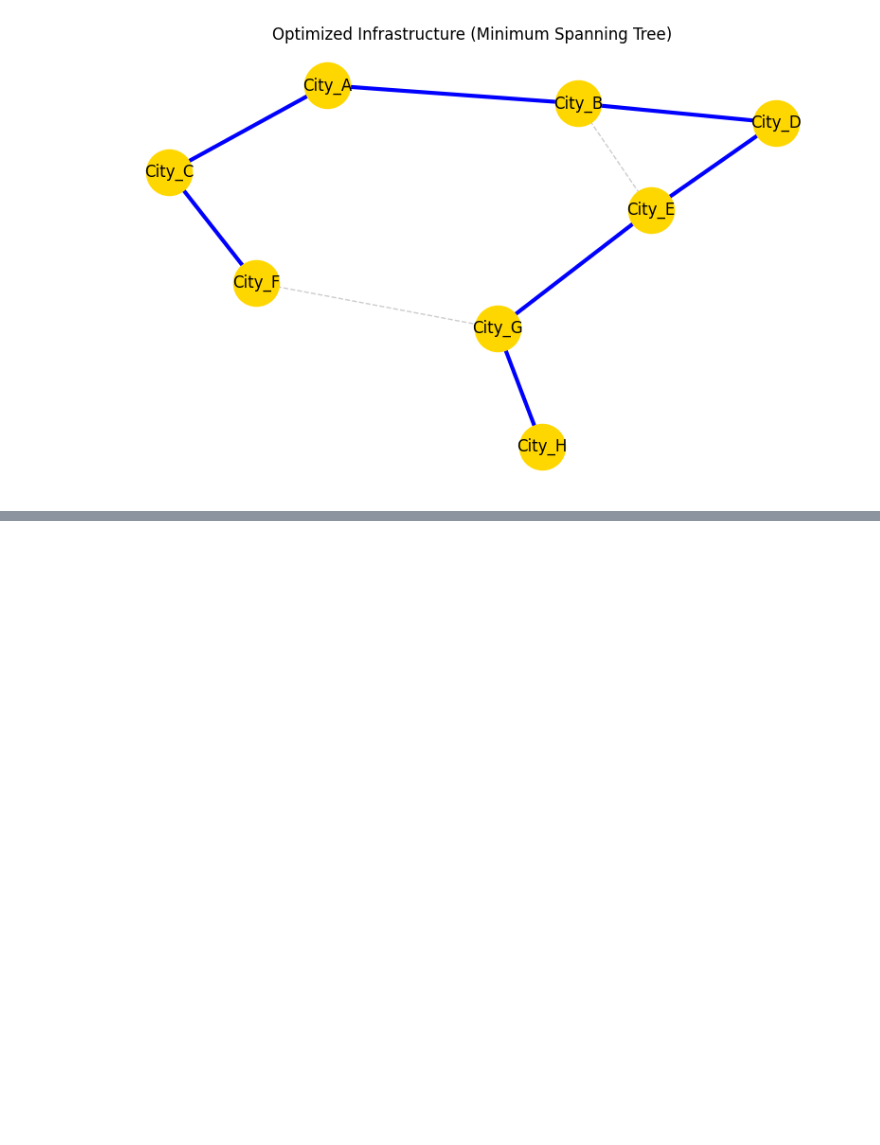
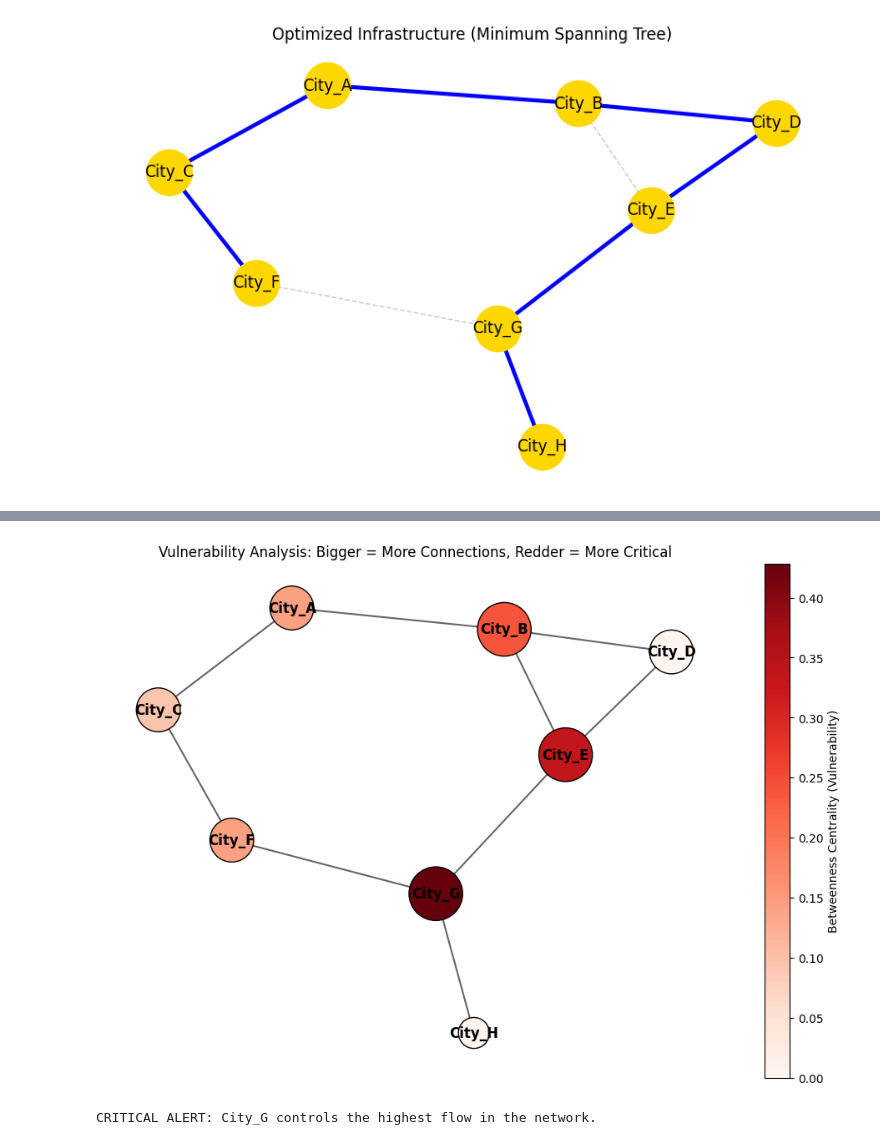
Before and after one commit to GauthamMCU/Graph-handsOn, a Jupyter notebook: Graph_Algos.ipynb, the cells around one changed output, grey strips where cells are left out. Drawn from its saved outputs; the diff is of its cells as text; code cells hidden in the pictures; blank space fills up the shorter version.

```diff
--- a/Graph_Algos.ipynb
+++ b/Graph_Algos.ipynb
@@ -83,0 +128,46 @@ Savings: $35M
+# %%
+# 1. Compute Centralities
+degree_cent = nx.degree_centrality(G)
+betweenness_cent = nx.betweenness_centrality(G, weight='Cost')
+
+# 2. Advanced Visualization: Data-Driven Plotting
+plt.figure(figsize=(12, 8))
+
+# Get the current axes explicitly so we can refer to it later
+ax = plt.gca()
+
+# Size of node = Degree (How connected it is)
+node_sizes = [v * 5000 for v in degree_cent.values()]
+
+# Color of node = Betweenness (How critical it is)
+node_colors = list(betweenness_cent.values())
+
+# Draw the nodes
+nodes = nx.draw_networkx_nodes(G, pos, node_size=node_sizes, node_color=node_colors,
+                               cmap=plt.cm.Reds, edgecolors='black', ax=ax)
+
+# Draw edges and labels
+nx.draw_networkx_edges(G, pos, width=1.5, alpha=0.6, ax=ax)
+nx.draw_networkx_labels(G, pos, font_color='black', font_weight='bold', ax=ax)
+
+# --- FIX START ---
+# Create the ScalarMappable
+vmin = min(node_colors)
+vmax = max(node_colors)
+sm = plt.cm.ScalarMappable(cmap=plt.cm.Reds, norm=plt.Normalize(vmin=vmin, vmax=vmax))
+sm.set_array([])
+
+# Pass the 'ax' argument so matplotlib knows where to put the bar
+plt.colorbar(sm, ax=ax, label="Betweenness Centrality (Vulnerability)")
+# --- FIX END ---
+
+plt.title("Vulnerability Analysis: Bigger = More Connections, Redder = More Critical")
+plt.axis('off')
+plt.show()
+
+# Interpretative Output
+critical_node = max(betweenness_cent, key=betweenness_cent.get)
+print(f"CRITICAL ALERT: {critical_node} controls the highest flow in the network.")
+# %% [output]
+[figure, added]
+CRITICAL ALERT: City_G controls the highest flow in the network.
```
Also changed, not shown: parts of 3 cells of this notebook.
